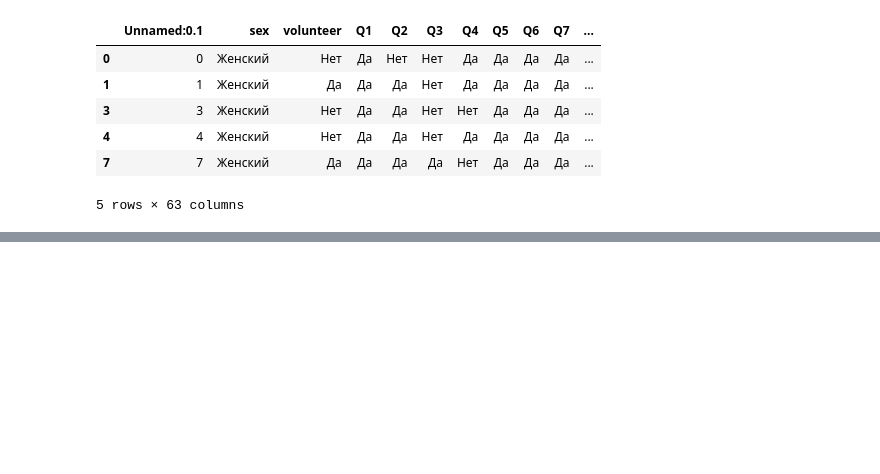
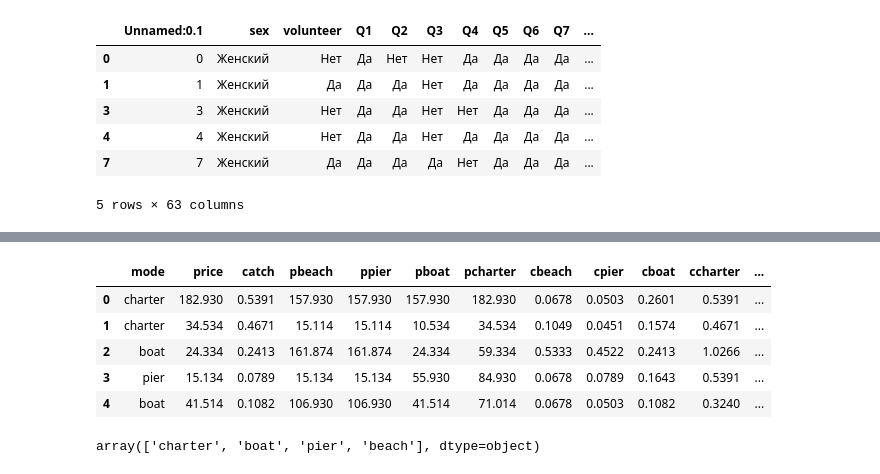
Before and after one commit to ArmanVasilovich/python_spbu, a Jupyter notebook: November-9/November-9.ipynb, the cells around one changed output, grey strips where cells are left out. Cells and saved outputs as stored; diff of their text form; code cells hidden in the pictures; blank space fills up the shorter version.

```diff
--- a/November-9/November-9.ipynb
+++ b/November-9/November-9.ipynb
@@ -238,0 +249,14 @@ pure.head()
+# %%
+df.drop(['Unnamed: 0'], axis=1, inplace=True)
+df.head()
+# %% [output]
+|  | mode | price | catch | pbeach | ppier | pboat | pcharter | cbeach | cpier | cboat | ccharter | ... |
+| 0 | charter | 182.930 | 0.5391 | 157.930 | 157.930 | 157.930 | 182.930 | 0.0678 | 0.0503 | 0.2601 | 0.5391 | ... |
+| 1 | charter | 34.534 | 0.4671 | 15.114 | 15.114 | 10.534 | 34.534 | 0.1049 | 0.0451 | 0.1574 | 0.4671 | ... |
+| 2 | boat | 24.334 | 0.2413 | 161.874 | 161.874 | 24.334 | 59.334 | 0.5333 | 0.4522 | 0.2413 | 1.0266 | ... |
+| 3 | pier | 15.134 | 0.0789 | 15.134 | 15.134 | 55.930 | 84.930 | 0.0678 | 0.0789 | 0.1643 | 0.5391 | ... |
+| 4 | boat | 41.514 | 0.1082 | 106.930 | 106.930 | 41.514 | 71.014 | 0.0678 | 0.0503 | 0.1082 | 0.3240 | ... |
+# %%
+df['mode'].unique()
+# %% [output]
+array(['charter', 'boat', 'pier', 'beach'], dtype=object)
```
Also changed, not shown: parts of 4 cells of this notebook.
